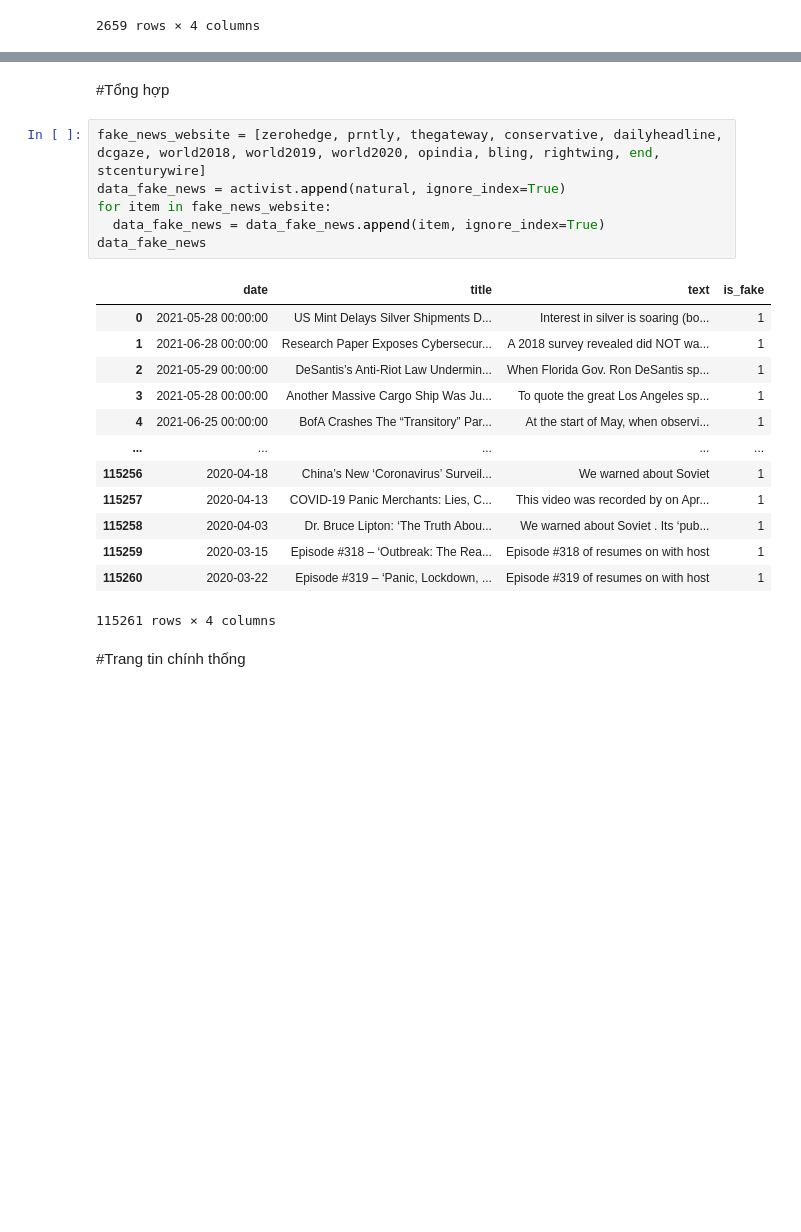
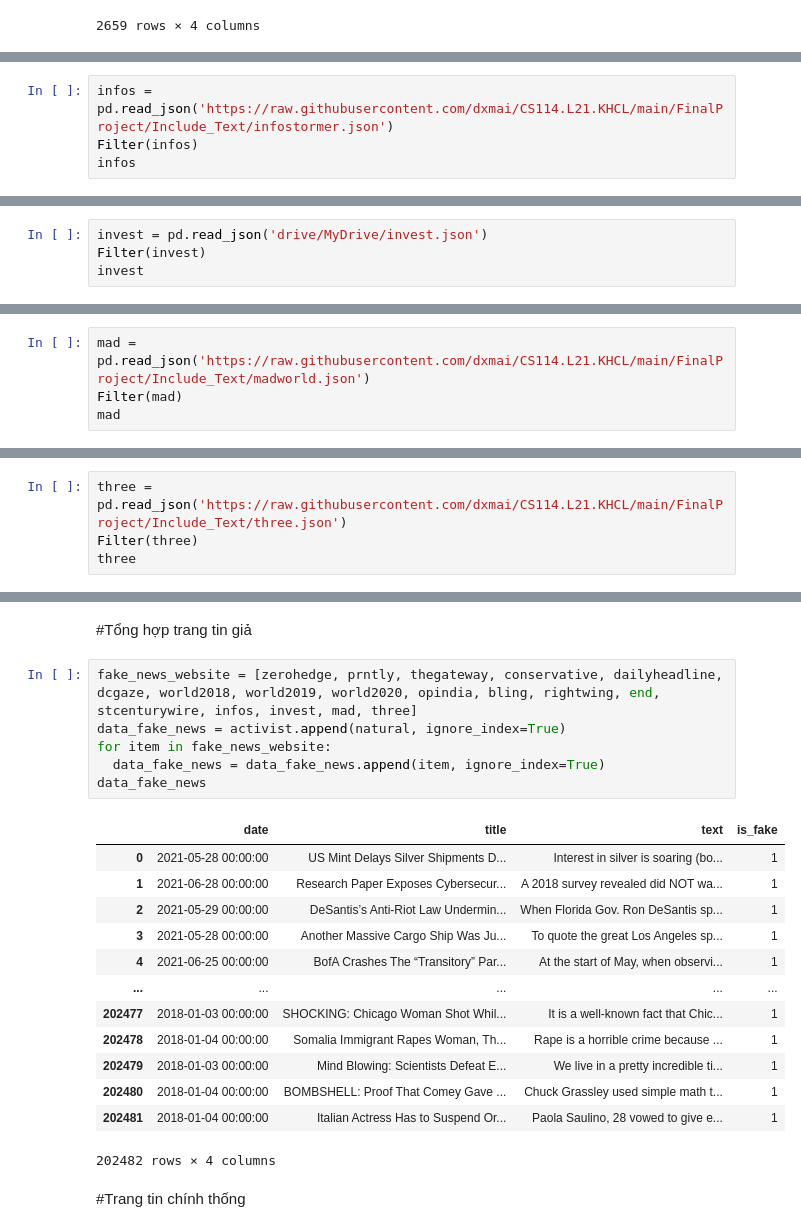
Before and after one commit to dxmai/CS114.L21.KHCL, a Jupyter notebook: FinalProject/FinalProject_FakeNews_CollectData.ipynb, the cells around one changed output, grey strips where cells are left out. Saved outputs shown, nothing was run; the diff lists cells and outputs as text; blank space fills up the shorter version.

```diff
--- a/FinalProject/FinalProject_FakeNews_CollectData.ipynb
+++ b/FinalProject/FinalProject_FakeNews_CollectData.ipynb
@@ -1219,0 +1264,4 @@ stcenturywire
+# %%
+infos = pd.read_json('https://raw.githubusercontent.com/dxmai/CS114.L21.KHCL/main/FinalProject/Include_Text/infostormer.json')
+Filter(infos)
+infos
@@ -1219,0 +1350,4 @@ stcenturywire
+# %%
+invest = pd.read_json('drive/MyDrive/invest.json')
+Filter(invest)
+invest
@@ -1219,0 +1436,4 @@ stcenturywire
+# %%
+mad = pd.read_json('https://raw.githubusercontent.com/dxmai/CS114.L21.KHCL/main/FinalProject/Include_Text/madworld.json')
+Filter(mad)
+mad
@@ -1219,0 +1519,4 @@ stcenturywire
+# %%
+three = pd.read_json('https://raw.githubusercontent.com/dxmai/CS114.L21.KHCL/main/FinalProject/Include_Text/three.json')
+Filter(three)
+three
@@ -1220,25 +1537,25 @@ stcenturywire
 # %% [markdown]
-#Tổng hợp
+#Tổng hợp trang tin giả
 # %%
-fake_news_website = [zerohedge, prntly, thegateway, conservative, dailyheadline, dcgaze, world2018, world2019, world2020, opindia, bling, rightwing, end, stcenturywire]
+fake_news_website = [zerohedge, prntly, thegateway, conservative, dailyheadline, dcgaze, world2018, world2019, world2020, opindia, bling, rightwing, end, stcenturywire, infos, invest, mad, three]
 data_fake_news = activist.append(natural, ignore_index=True)
 for item in fake_news_website:
   data_fake_news = data_fake_news.append(item, ignore_index=True)
 data_fake_news
 # %% [output]
 |  | date | title | text | is_fake |
 | 0 | 2021-05-28 00:00:00 | US Mint Delays Silver Shipments D... | Interest in silver is soaring (bo... | 1 |
 | 1 | 2021-06-28 00:00:00 | Research Paper Exposes Cybersecur... | A 2018 survey revealed did NOT wa... | 1 |
 | 2 | 2021-05-29 00:00:00 | DeSantis’s Anti-Riot Law Undermin... | When Florida Gov. Ron DeSantis sp... | 1 |
 | 3 | 2021-05-28 00:00:00 | Another Massive Cargo Ship Was Ju... | To quote the great Los Angeles sp... | 1 |
 | 4 | 2021-06-25 00:00:00 | BofA Crashes The “Transitory” Par... | At the start of May, when observi... | 1 |
 | ... | ... | ... | ... | ... |
-| 115256 | 2020-04-18 | China’s New ‘Coronavirus’ Surveil... | We warned about Soviet | 1 |
-| 115257 | 2020-04-13 | COVID-19 Panic Merchants: Lies, C... | This video was recorded by on Apr... | 1 |
-| 115258 | 2020-04-03 | Dr. Bruce Lipton: ‘The Truth Abou... | We warned about Soviet . Its ‘pub... | 1 |
-| 115259 | 2020-03-15 | Episode #318 – ‘Outbreak: The Rea... | Episode #318 of resumes on with host | 1 |
-| 115260 | 2020-03-22 | Episode #319 – ‘Panic, Lockdown, ... | Episode #319 of resumes on with host | 1 |
+| 202477 | 2018-01-03 00:00:00 | SHOCKING: Chicago Woman Shot Whil... | It is a well-known fact that Chic... | 1 |
+| 202478 | 2018-01-04 00:00:00 | Somalia Immigrant Rapes Woman, Th... | Rape is a horrible crime because ... | 1 |
+| 202479 | 2018-01-03 00:00:00 | Mind Blowing: Scientists Defeat E... | We live in a pretty incredible ti... | 1 |
+| 202480 | 2018-01-04 00:00:00 | BOMBSHELL: Proof That Comey Gave ... | Chuck Grassley used simple math t... | 1 |
+| 202481 | 2018-01-04 00:00:00 | Italian Actress Has to Suspend Or... | Paola Saulino, 28 vowed to give e... | 1 |
-115261 rows × 4 columns
+202482 rows × 4 columns
 # %% [markdown]
 #Trang tin chính thống
 # %% [markdown]
```
Also changed, not shown: parts of 66 cells of this notebook.
